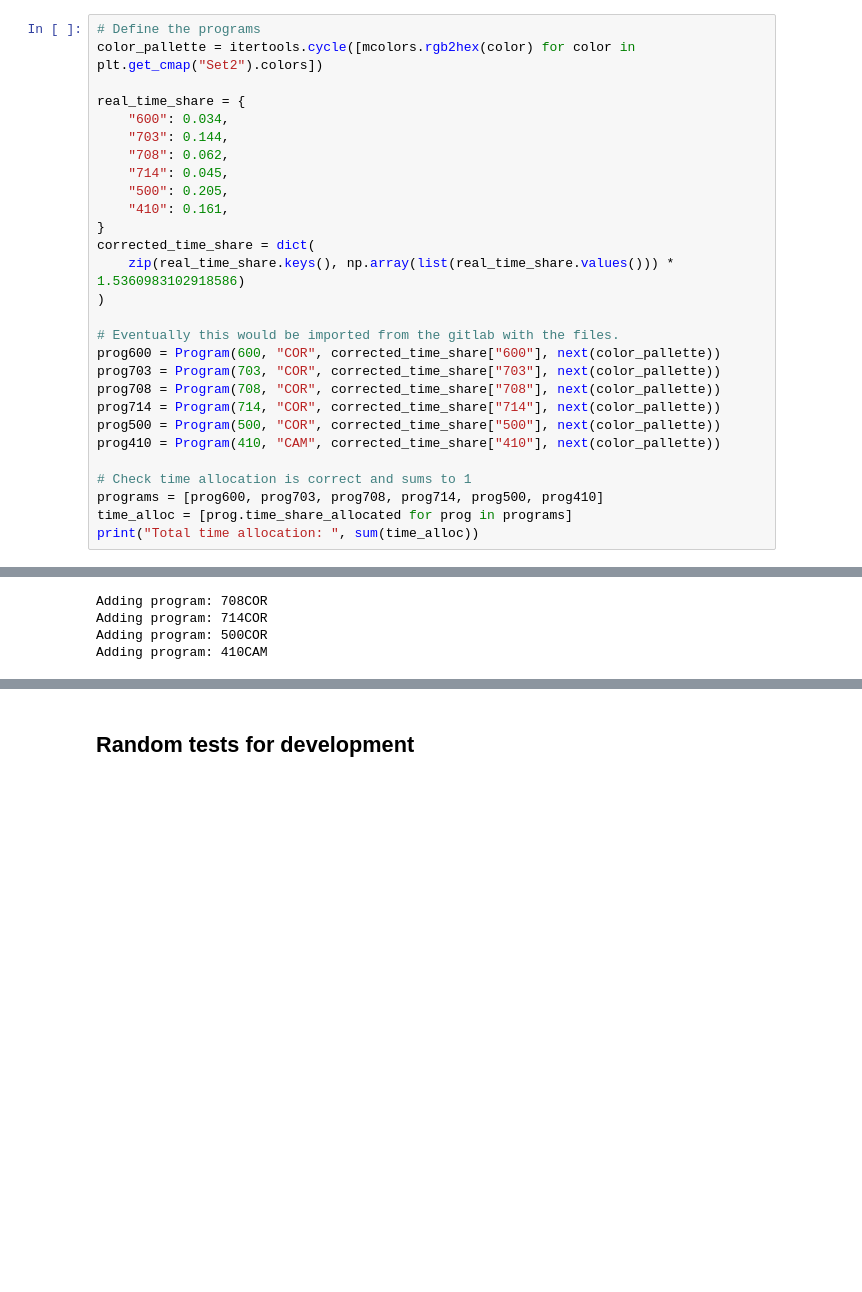
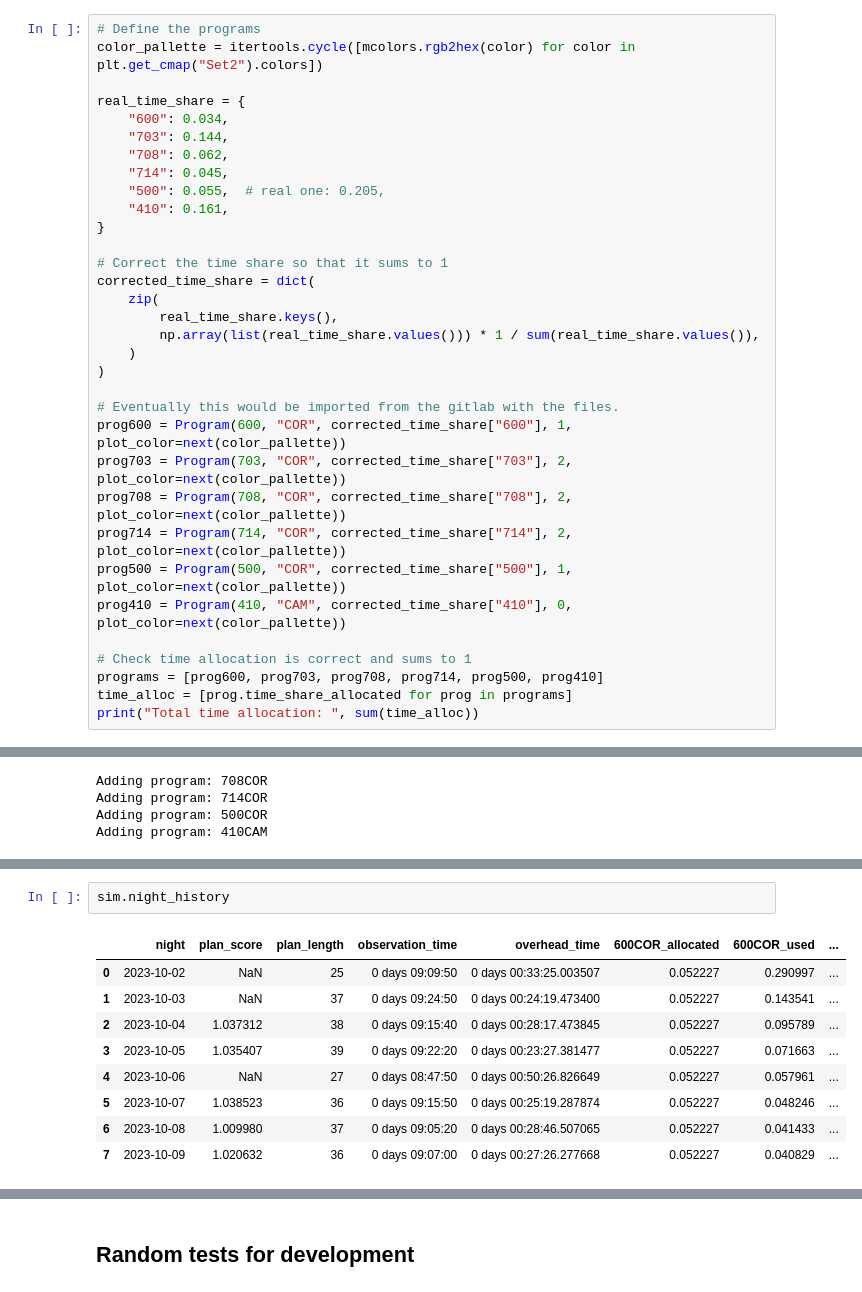
Before and after one commit to nicochunger/SCOPES, a Jupyter notebook: simulation_test.ipynb, the cells around one changed output, grey strips where cells are left out. Cells and saved outputs as stored; diff of their text form; blank space fills up the shorter version.

```diff
--- a/simulation_test.ipynb
+++ b/simulation_test.ipynb
@@ -32,20 +30,25 @@ real_time_share = {
     "703": 0.144,
     "708": 0.062,
     "714": 0.045,
-    "500": 0.205,
+    "500": 0.055,  # real one: 0.205,
     "410": 0.161,
 }
+
+# Correct the time share so that it sums to 1
 corrected_time_share = dict(
-    zip(real_time_share.keys(), np.array(list(real_time_share.values())) * 1.5360983102918586)
+    zip(
+        real_time_share.keys(),
+        np.array(list(real_time_share.values())) * 1 / sum(real_time_share.values()),
+    )
 )
 
 # Eventually this would be imported from the gitlab with the files.
-prog600 = Program(600, "COR", corrected_time_share["600"], next(color_pallette))
-prog703 = Program(703, "COR", corrected_time_share["703"], next(color_pallette))
-prog708 = Program(708, "COR", corrected_time_share["708"], next(color_pallette))
-prog714 = Program(714, "COR", corrected_time_share["714"], next(color_pallette))
-prog500 = Program(500, "COR", corrected_time_share["500"], next(color_pallette))
-prog410 = Program(410, "CAM", corrected_time_share["410"], next(color_pallette))
+prog600 = Program(600, "COR", corrected_time_share["600"], 1, plot_color=next(color_pallette))
+prog703 = Program(703, "COR", corrected_time_share["703"], 2, plot_color=next(color_pallette))
+prog708 = Program(708, "COR", corrected_time_share["708"], 2, plot_color=next(color_pallette))
+prog714 = Program(714, "COR", corrected_time_share["714"], 2, plot_color=next(color_pallette))
+prog500 = Program(500, "COR", corrected_time_share["500"], 1, plot_color=next(color_pallette))
+prog410 = Program(410, "CAM", corrected_time_share["410"], 0, plot_color=next(color_pallette))
 
 # Check time allocation is correct and sums to 1
 programs = [prog600, prog703, prog708, prog714, prog500, prog410]
@@ -154 +175,13 @@ program
 Name: texp, dtype: float64
+# %%
+sim.night_history
+# %% [output]
+|  | night | plan_score | plan_length | observation_time | overhead_time | 600COR_allocated | 600COR_used | ... |
+| 0 | 2023-10-02 | NaN | 25 | 0 days 09:09:50 | 0 days 00:33:25.003507 | 0.052227 | 0.290997 | ... |
+| 1 | 2023-10-03 | NaN | 37 | 0 days 09:24:50 | 0 days 00:24:19.473400 | 0.052227 | 0.143541 | ... |
+| 2 | 2023-10-04 | 1.037312 | 38 | 0 days 09:15:40 | 0 days 00:28:17.473845 | 0.052227 | 0.095789 | ... |
+| 3 | 2023-10-05 | 1.035407 | 39 | 0 days 09:22:20 | 0 days 00:23:27.381477 | 0.052227 | 0.071663 | ... |
+| 4 | 2023-10-06 | NaN | 27 | 0 days 08:47:50 | 0 days 00:50:26.826649 | 0.052227 | 0.057961 | ... |
+| 5 | 2023-10-07 | 1.038523 | 36 | 0 days 09:15:50 | 0 days 00:25:19.287874 | 0.052227 | 0.048246 | ... |
+| 6 | 2023-10-08 | 1.009980 | 37 | 0 days 09:05:20 | 0 days 00:28:46.507065 | 0.052227 | 0.041433 | ... |
+| 7 | 2023-10-09 | 1.020632 | 36 | 0 days 09:07:00 | 0 days 00:27:26.277668 | 0.052227 | 0.040829 | ... |
```
Also changed, not shown: parts of 10 cells of this notebook, 2 other files.
